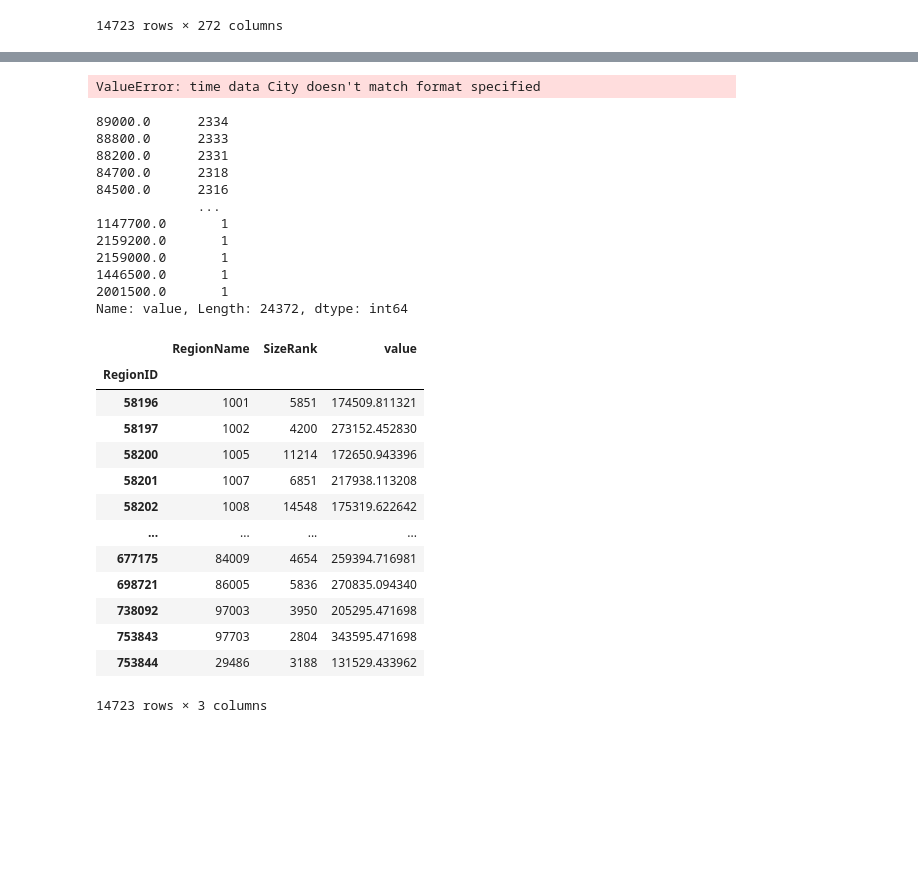
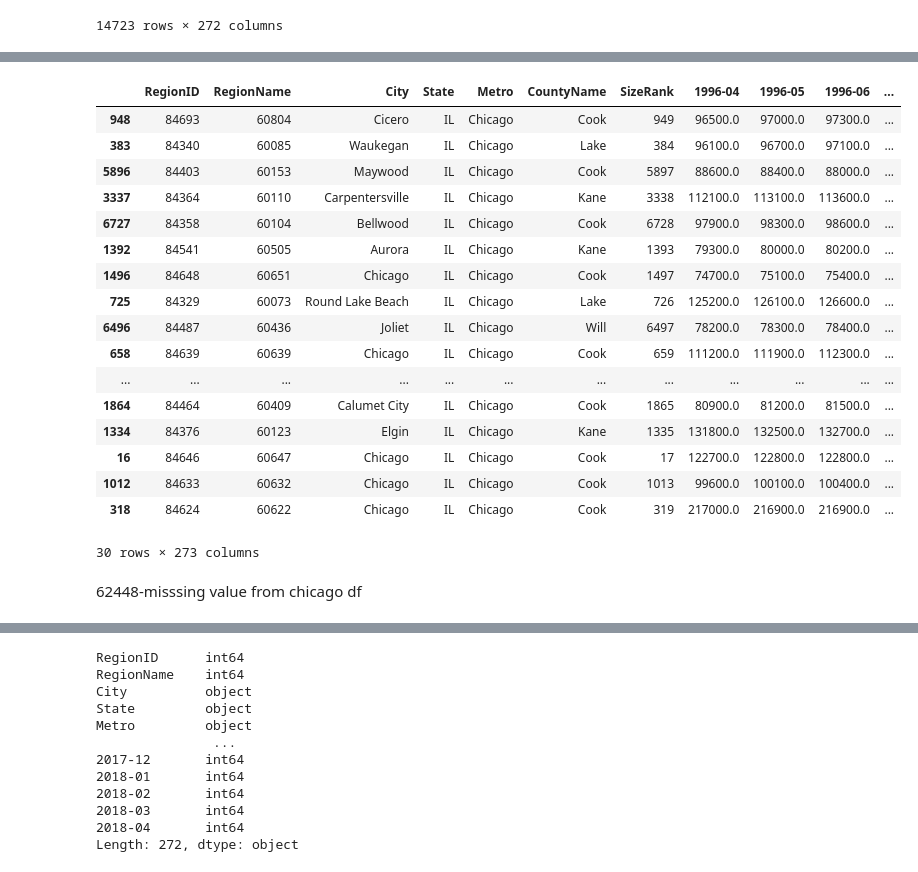
Before and after one commit to mattcarr17/time_series_project, a Jupyter notebook: notebooks/exploratory/01_js_cleaning.ipynb, the cells around one changed output, grey strips where cells are left out. Drawn from its saved outputs; the diff is of its cells as text; code cells hidden in the pictures; blank space fills up the shorter version.

```diff
--- a/notebooks/exploratory/01_js_cleaning.ipynb
+++ b/notebooks/exploratory/01_js_cleaning.ipynb
@@ -40,0 +51,3 @@ def get_datetimes(df):
+# %%
+chicago_df=df[df['Metro'] == 'Chicago']
+chicago_df
@@ -41,3 +68,26 @@ def get_datetimes(df):
+# %%
+chicago_df['ROI_5yrs']=((chicago_df['2018-04'] -chicago_df['2013-04'])/chicago_df['2013-04'])*100
+# %%
+chicago_df.sort_values('ROI_5yrs', ascending=False)[:30]
+# %% [output]
+|  | RegionID | RegionName | City | State | Metro | CountyName | SizeRank | 1996-04 | 1996-05 | 1996-06 | ... |
+| 948 | 84693 | 60804 | Cicero | IL | Chicago | Cook | 949 | 96500.0 | 97000.0 | 97300.0 | ... |
+| 383 | 84340 | 60085 | Waukegan | IL | Chicago | Lake | 384 | 96100.0 | 96700.0 | 97100.0 | ... |
+| 5896 | 84403 | 60153 | Maywood | IL | Chicago | Cook | 5897 | 88600.0 | 88400.0 | 88000.0 | ... |
+| 3337 | 84364 | 60110 | Carpentersville | IL | Chicago | Kane | 3338 | 112100.0 | 113100.0 | 113600.0 | ... |
+| 6727 | 84358 | 60104 | Bellwood | IL | Chicago | Cook | 6728 | 97900.0 | 98300.0 | 98600.0 | ... |
+| 1392 | 84541 | 60505 | Aurora | IL | Chicago | Kane | 1393 | 79300.0 | 80000.0 | 80200.0 | ... |
+| 1496 | 84648 | 60651 | Chicago | IL | Chicago | Cook | 1497 | 74700.0 | 75100.0 | 75400.0 | ... |
+| 725 | 84329 | 60073 | Round Lake Beach | IL | Chicago | Lake | 726 | 125200.0 | 126100.0 | 126600.0 | ... |
+| 6496 | 84487 | 60436 | Joliet | IL | Chicago | Will | 6497 | 78200.0 | 78300.0 | 78400.0 | ... |
+| 658 | 84639 | 60639 | Chicago | IL | Chicago | Cook | 659 | 111200.0 | 111900.0 | 112300.0 | ... |
+| ... | ... | ... | ... | ... | ... | ... | ... | ... | ... | ... | ... |
+| 1864 | 84464 | 60409 | Calumet City | IL | Chicago | Cook | 1865 | 80900.0 | 81200.0 | 81500.0 | ... |
+| 1334 | 84376 | 60123 | Elgin | IL | Chicago | Kane | 1335 | 131800.0 | 132500.0 | 132700.0 | ... |
+| 16 | 84646 | 60647 | Chicago | IL | Chicago | Cook | 17 | 122700.0 | 122800.0 | 122800.0 | ... |
+| 1012 | 84633 | 60632 | Chicago | IL | Chicago | Cook | 1013 | 99600.0 | 100100.0 | 100400.0 | ... |
+| 318 | 84624 | 60622 | Chicago | IL | Chicago | Cook | 319 | 217000.0 | 216900.0 | 216900.0 | ... |
+30 rows × 273 columns
 # %%
 def melt_data(df):
     melted = pd.melt(df, id_vars=['RegionName', 'City',
@@ -46,6 +96,8 @@ def melt_data(df):
     melted['time'] = pd.to_datetime(melted['time'], infer_datetime_format=True)
     melted = melted.dropna(subset=['value'])
     return melted
+# %% [markdown]
+62448-misssing value from chicago df
 # %%
 good_df=melt_data(df)
 good_df
@@ -63,39 +115,18 @@ good_df
 | 3901593 | 81225 | Mount Crested Butte | CO | NaN | Gunnison | 93733 | 14722 | 2018-04-01 | 664400.0 |
 | 3901594 | 89155 | Mesquite | NV | Las Vegas | Clark | 95851 | 14723 | 2018-04-01 | 357200.0 |
 3744704 rows × 9 columns
-# %%
-get_datetimes(good_df)
-# %% [output]
-ValueError: time data City doesn't match format specified
-# %%
-good_df.value.value_counts()
-# %% [output]
-89000.0      2334
-88800.0      2333
-88200.0      2331
-84700.0      2318
-84500.0      2316
-             ...
-1147700.0       1
-2159200.0       1
-2159000.0       1
-1446500.0       1
-2001500.0       1
-Name: value, Length: 24372, dtype: int64
-# %%
-good_df.groupby("Regions").mean()
-# %% [output]
-|  | RegionName | SizeRank | value |
-| RegionID |  |  |  |
-| 58196 | 1001 | 5851 | 174509.811321 |
-| 58197 | 1002 | 4200 | 273152.452830 |
-| 58200 | 1005 | 11214 | 172650.943396 |
-| 58201 | 1007 | 6851 | 217938.113208 |
-| 58202 | 1008 | 14548 | 175319.622642 |
-| ... | ... | ... | ... |
-| 677175 | 84009 | 4654 | 259394.716981 |
-| 698721 | 86005 | 5836 | 270835.094340 |
-| 738092 | 97003 | 3950 | 205295.471698 |
-| 753843 | 97703 | 2804 | 343595.471698 |
-| 753844 | 29486 | 3188 | 131529.433962 |
-14723 rows × 3 columns
+# %%
+df.dtypes
+# %% [output]
+RegionID      int64
+RegionName    int64
+City          object
+State         object
+Metro         object
+               ...
+2017-12       int64
+2018-01       int64
+2018-02       int64
+2018-03       int64
+2018-04       int64
+Length: 272, dtype: object
```
Also changed, not shown: parts of 13 cells of this notebook.
